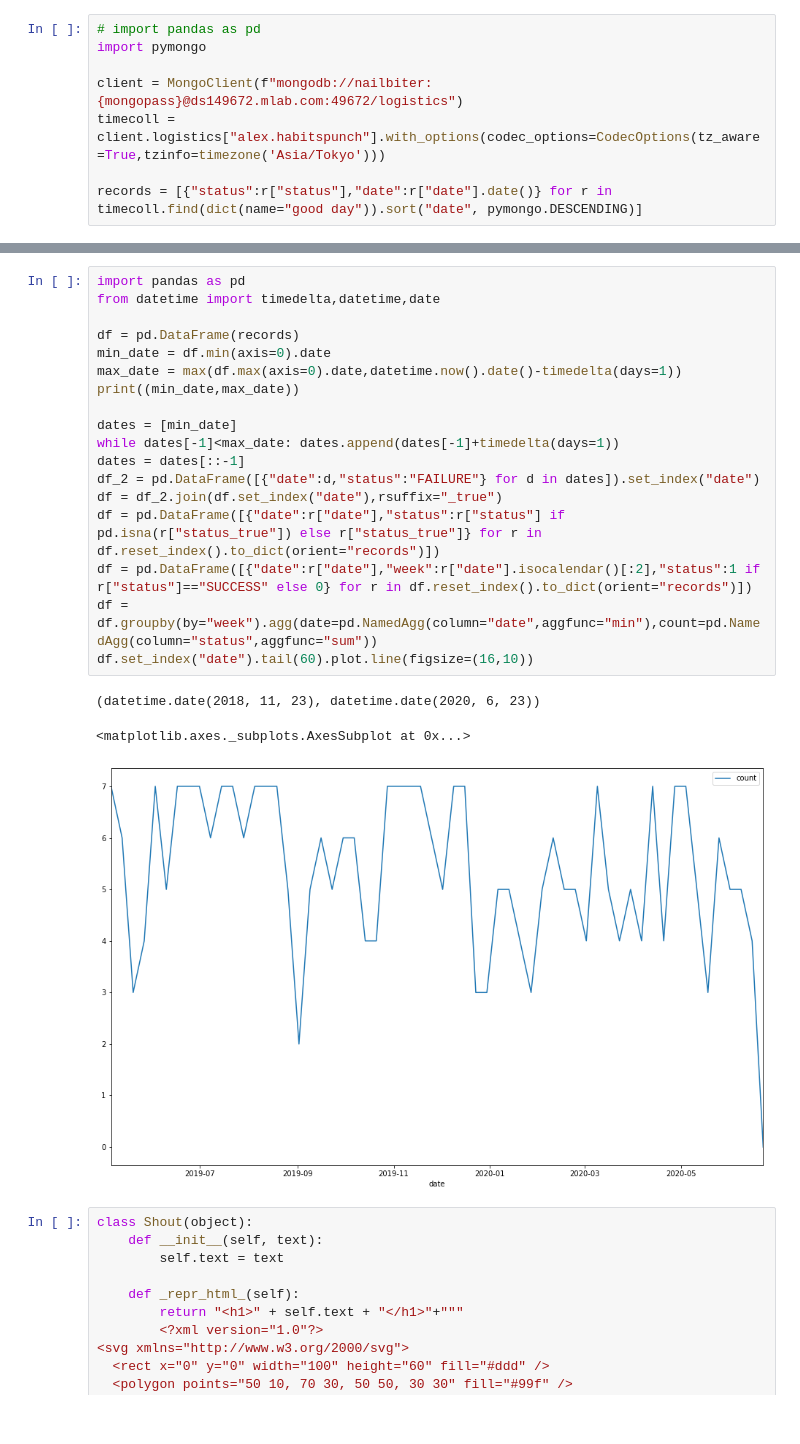
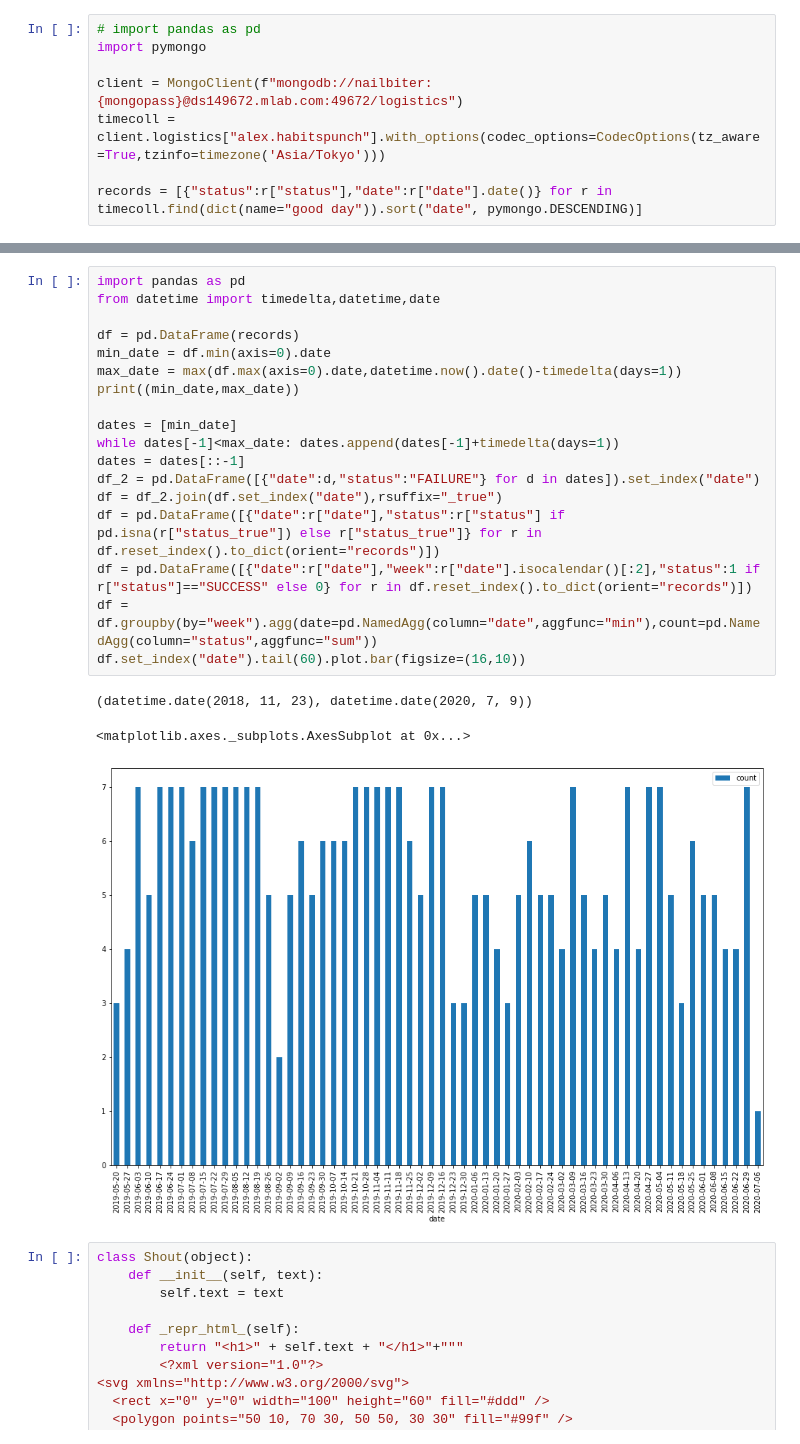
Before and after one commit to nailbiter/for, a Jupyter notebook: forjupiter/2020-06-24-good-day.ipynb, the cells around one changed output, grey strips where cells are left out. Cells and saved outputs as stored; diff of their text form.

```diff
--- a/forjupiter/2020-06-24-good-day.ipynb
+++ b/forjupiter/2020-06-24-good-day.ipynb
@@ -26,25 +66,25 @@ records = [{"status":r["status"],"date":r["date"].date()} for r in timecoll.find
 # %%
 import pandas as pd
 from datetime import timedelta,datetime,date
 
 df = pd.DataFrame(records)
 min_date = df.min(axis=0).date
 max_date = max(df.max(axis=0).date,datetime.now().date()-timedelta(days=1))
 print((min_date,max_date))
 
 dates = [min_date]
 while dates[-1]<max_date: dates.append(dates[-1]+timedelta(days=1))
 dates = dates[::-1]
 df_2 = pd.DataFrame([{"date":d,"status":"FAILURE"} for d in dates]).set_index("date")
 df = df_2.join(df.set_index("date"),rsuffix="_true")
 df = pd.DataFrame([{"date":r["date"],"status":r["status"] if pd.isna(r["status_true"]) else r["status_true"]} for r in df.reset_index().to_dict(orient="records")])
 df = pd.DataFrame([{"date":r["date"],"week":r["date"].isocalendar()[:2],"status":1 if r["status"]=="SUCCESS" else 0} for r in df.reset_index().to_dict(orient="records")])
 df = df.groupby(by="week").agg(date=pd.NamedAgg(column="date",aggfunc="min"),count=pd.NamedAgg(column="status",aggfunc="sum"))
-df.set_index("date").tail(60).plot.line(figsize=(16,10))
+df.set_index("date").tail(60).plot.bar(figsize=(16,10))
 # %% [output]
-(datetime.date(2018, 11, 23), datetime.date(2020, 6, 23))
+(datetime.date(2018, 11, 23), datetime.date(2020, 7, 9))
 <matplotlib.axes._subplots.AxesSubplot at 0x...>
-[figure, old version]
+[figure, new version]
 # %%
 class Shout(object):
     def __init__(self, text):
```
Also changed, not shown: parts of 1 cell of this notebook, 5 other files.
